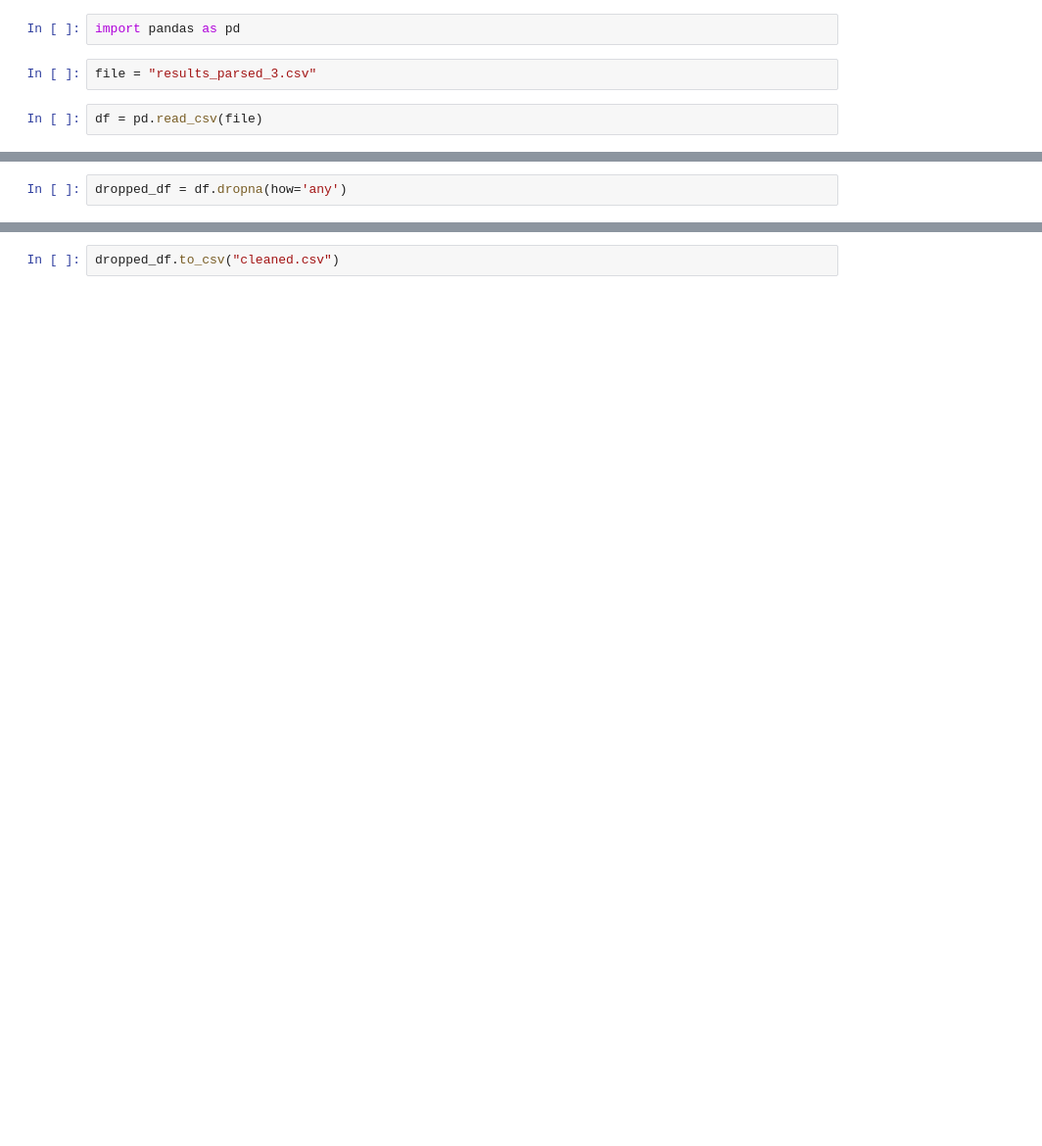
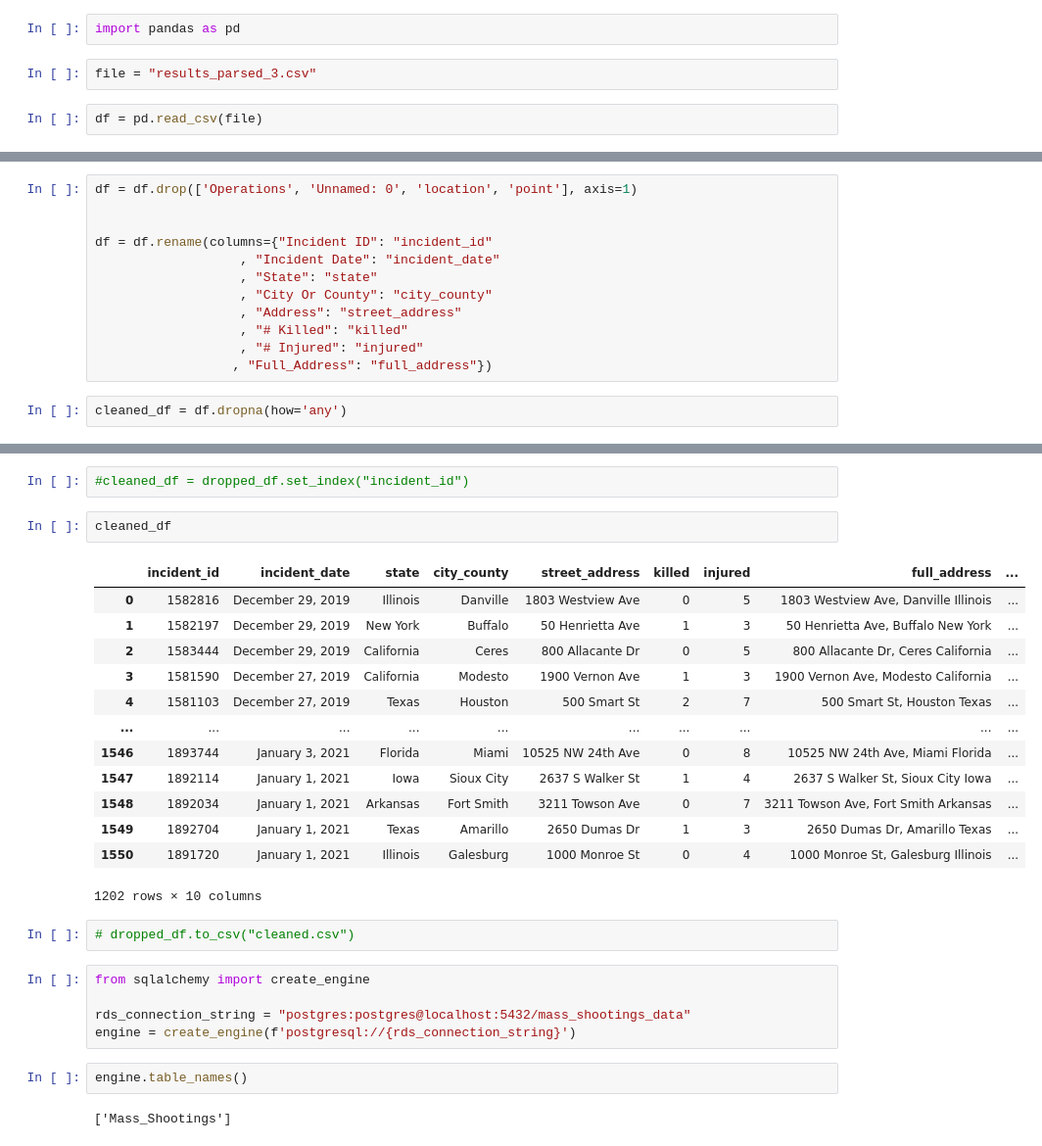
Before and after one commit to dakotajcollins/Project-3-Gun_Violence, a Jupyter notebook: Trevor/main.ipynb, the cells around one changed output, grey strips where cells are left out. Shown at 98% size. Saved outputs shown, nothing was run; the diff lists cells and outputs as text; blank space fills up the shorter version.

```diff
--- a/Trevor/main.ipynb
+++ b/Trevor/main.ipynb
@@ -40,2 +16,14 @@ df
+# %%
+df = df.drop(['Operations', 'Unnamed: 0', 'location', 'point'], axis=1)
+
+
+df = df.rename(columns={"Incident ID": "incident_id"
+                   , "Incident Date": "incident_date"
+                   , "State": "state"
+                   , "City Or County": "city_county"
+                   , "Address": "street_address"
+                   , "# Killed": "killed"
+                   , "# Injured": "injured"
+                  , "Full_Address": "full_address"})
 # %%
-dropped_df = df.dropna(how='any')
+cleaned_df = df.dropna(how='any')
@@ -58,2 +30,29 @@ dropped_df
-# %%
-dropped_df.to_csv("cleaned.csv")
+# %%
+#cleaned_df = dropped_df.set_index("incident_id")
+# %%
+cleaned_df
+# %% [output]
+|  | incident_id | incident_date | state | city_county | street_address | killed | injured | full_address | ... |
+| 0 | 1582816 | December 29, 2019 | Illinois | Danville | 1803 Westview Ave | 0 | 5 | 1803 Westview Ave, Danville Illinois | ... |
+| 1 | 1582197 | December 29, 2019 | New York | Buffalo | 50 Henrietta Ave | 1 | 3 | 50 Henrietta Ave, Buffalo New York | ... |
+| 2 | 1583444 | December 29, 2019 | California | Ceres | 800 Allacante Dr | 0 | 5 | 800 Allacante Dr, Ceres California | ... |
+| 3 | 1581590 | December 27, 2019 | California | Modesto | 1900 Vernon Ave | 1 | 3 | 1900 Vernon Ave, Modesto California | ... |
+| 4 | 1581103 | December 27, 2019 | Texas | Houston | 500 Smart St | 2 | 7 | 500 Smart St, Houston Texas | ... |
+| ... | ... | ... | ... | ... | ... | ... | ... | ... | ... |
+| 1546 | 1893744 | January 3, 2021 | Florida | Miami | 10525 NW 24th Ave | 0 | 8 | 10525 NW 24th Ave, Miami Florida | ... |
+| 1547 | 1892114 | January 1, 2021 | Iowa | Sioux City | 2637 S Walker St | 1 | 4 | 2637 S Walker St, Sioux City Iowa | ... |
+| 1548 | 1892034 | January 1, 2021 | Arkansas | Fort Smith | 3211 Towson Ave | 0 | 7 | 3211 Towson Ave, Fort Smith Arkansas | ... |
+| 1549 | 1892704 | January 1, 2021 | Texas | Amarillo | 2650 Dumas Dr | 1 | 3 | 2650 Dumas Dr, Amarillo Texas | ... |
+| 1550 | 1891720 | January 1, 2021 | Illinois | Galesburg | 1000 Monroe St | 0 | 4 | 1000 Monroe St, Galesburg Illinois | ... |
+1202 rows × 10 columns
+# %%
+# dropped_df.to_csv("cleaned.csv")
+# %%
+from sqlalchemy import create_engine
+
+rds_connection_string = "postgres:postgres@localhost:5432/mass_shootings_data"
+engine = create_engine(f'postgresql://{rds_connection_string}')
+# %%
+engine.table_names()
+# %% [output]
+['Mass_Shootings']
```
Also changed, not shown: parts of 4 cells of this notebook, 2 other files.
